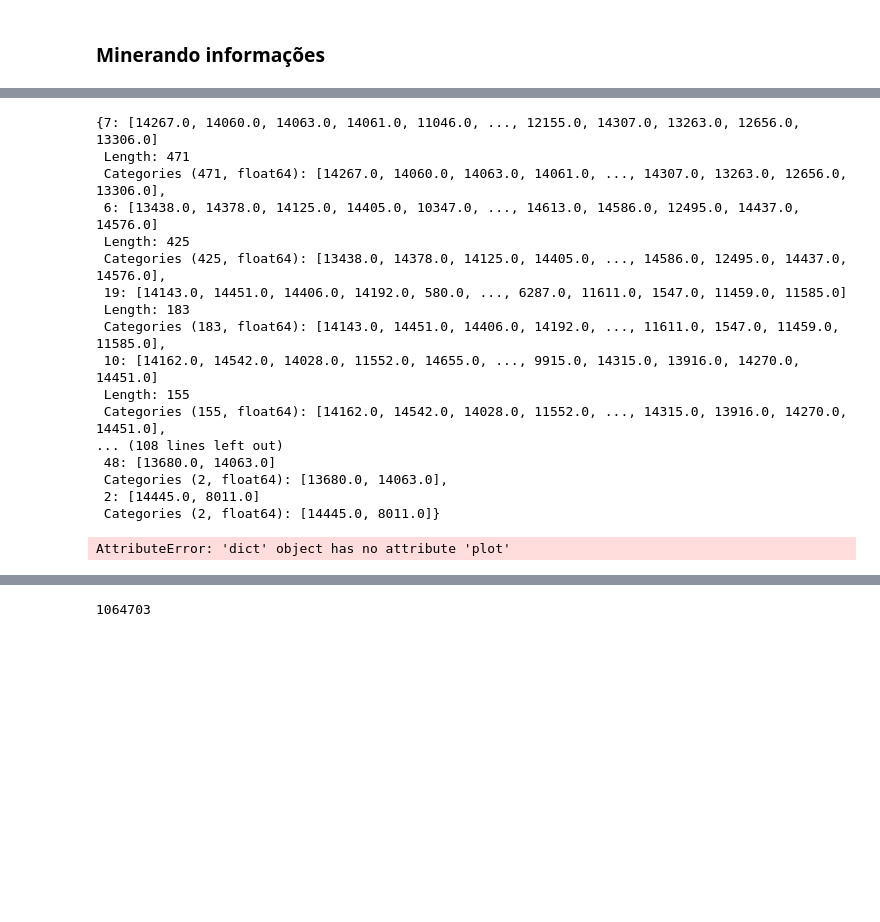
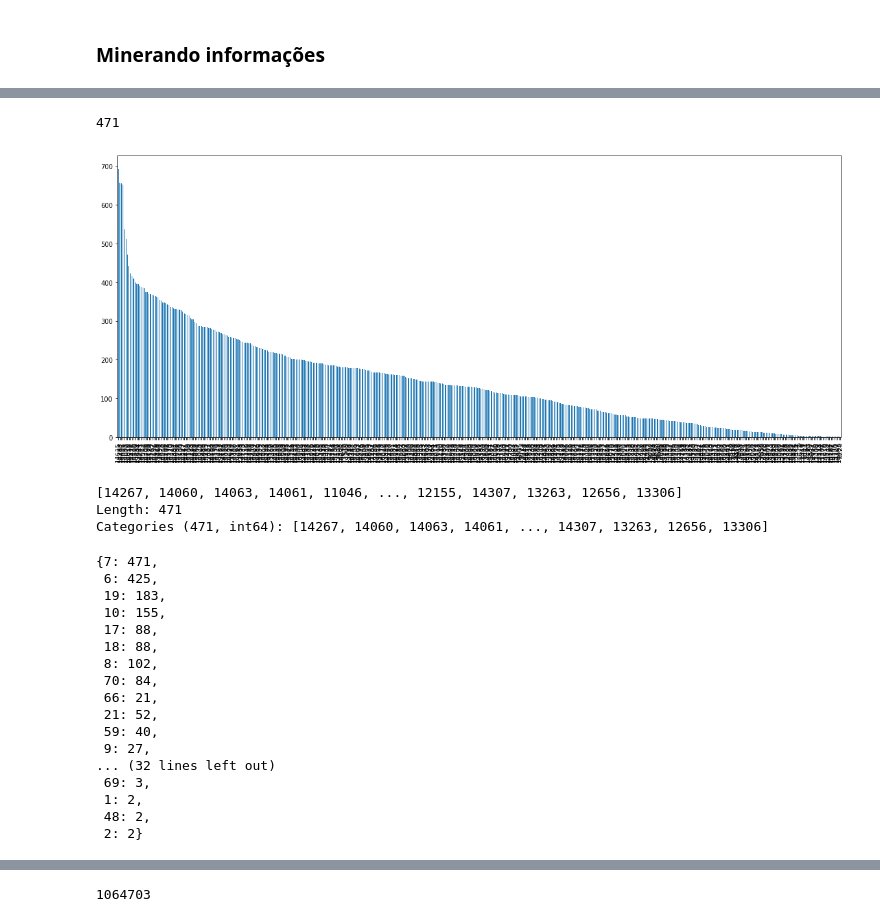
Before and after one commit to SeuRAUL/TccUfrn, a Jupyter notebook: BDTecIMD-19.ipynb, the cells around one changed output, grey strips where cells are left out. Saved outputs shown, nothing was run; the diff lists cells and outputs as text; code cells hidden in the pictures; blank space fills up the shorter version.

```diff
--- a/BDTecIMD-19.ipynb
+++ b/BDTecIMD-19.ipynb
@@ -322,27 +387,44 @@ Categories (4, float64): [11696.0, 11620.0, 14553.0, 12656.0]
+# %%
+# Disciplina 7
+
+
+
+d7 = log.loc[log.log_id_disciplina == 7]
+quant7 = d7.log_id_usuario.nunique()
+d7.log_id_usuario.value_counts().head(n=quant7).plot(kind='bar', figsize=(20,8))
+# d7
+quant7
+# %% [output]
+471
+[figure, added]
+# %%
+d7.log_id_usuario.unique()
+# %% [output]
+[14267, 14060, 14063, 14061, 11046, ..., 12155, 14307, 13263, 12656, 13306]
+Length: 471
+Categories (471, int64): [14267, 14060, 14063, 14061, ..., 14307, 13263, 12656, 13306]
 # %%
+# Quantidade de alunos com registro em cada disciplina
+
 students = list()
-for k in values: students.append(log[log.log_id_disciplina == k].log_id_usuario.unique())
+for k in values: students.append(log[log.log_id_disciplina == k].log_id_usuario.nunique())
 students_dict = dict(zip(values, students))
 students_dict
 # %% [output]
-{7: [14267.0, 14060.0, 14063.0, 14061.0, 11046.0, ..., 12155.0, 14307.0, 13263.0, 12656.0, 13306.0]
- Length: 471
- Categories (471, float64): [14267.0, 14060.0, 14063.0, 14061.0, ..., 14307.0, 13263.0, 12656.0, 13306.0],
- 6: [13438.0, 14378.0, 14125.0, 14405.0, 10347.0, ..., 14613.0, 14586.0, 12495.0, 14437.0, 14576.0]
- Length: 425
- Categories (425, float64): [13438.0, 14378.0, 14125.0, 14405.0, ..., 14586.0, 12495.0, 14437.0, 14576.0],
- 19: [14143.0, 14451.0, 14406.0, 14192.0, 580.0, ..., 6287.0, 11611.0, 1547.0, 11459.0, 11585.0]
- Length: 183
- Categories (183, float64): [14143.0, 14451.0, 14406.0, 14192.0, ..., 11611.0, 1547.0, 11459.0, 11585.0],
- 10: [14162.0, 14542.0, 14028.0, 11552.0, 14655.0, ..., 9915.0, 14315.0, 13916.0, 14270.0, 14451.0]
- Length: 155
- Categories (155, float64): [14162.0, 14542.0, 14028.0, 11552.0, ..., 14315.0, 13916.0, 14270.0, 14451.0],
-... (108 lines left out)
- 48: [13680.0, 14063.0]
- Categories (2, float64): [13680.0, 14063.0],
- 2: [14445.0, 8011.0]
- Categories (2, float64): [14445.0, 8011.0]}
+{7: 471,
+ 6: 425,
+ 19: 183,
+ 10: 155,
+ 17: 88,
+ 18: 88,
+ 8: 102,
+ 70: 84,
+ 66: 21,
+ 21: 52,
+ 59: 40,
+ 9: 27,
+... (32 lines left out)
+ 69: 3,
+ 1: 2,
+ 48: 2,
+ 2: 2}
-# %%
-students_dict.plot()
-# %% [output]
-AttributeError: 'dict' object has no attribute 'plot'
```
Also changed, not shown: parts of 18 cells of this notebook.
